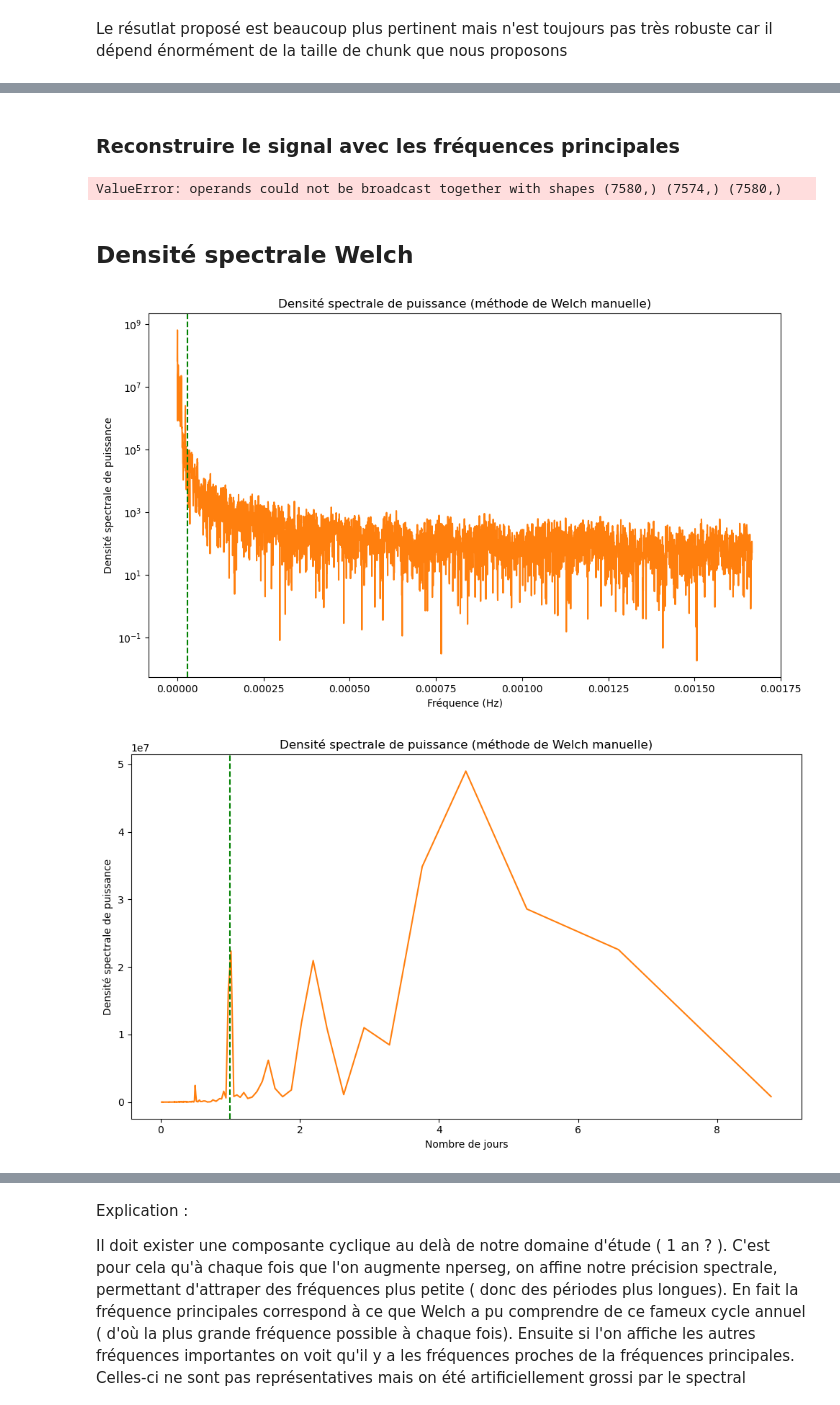
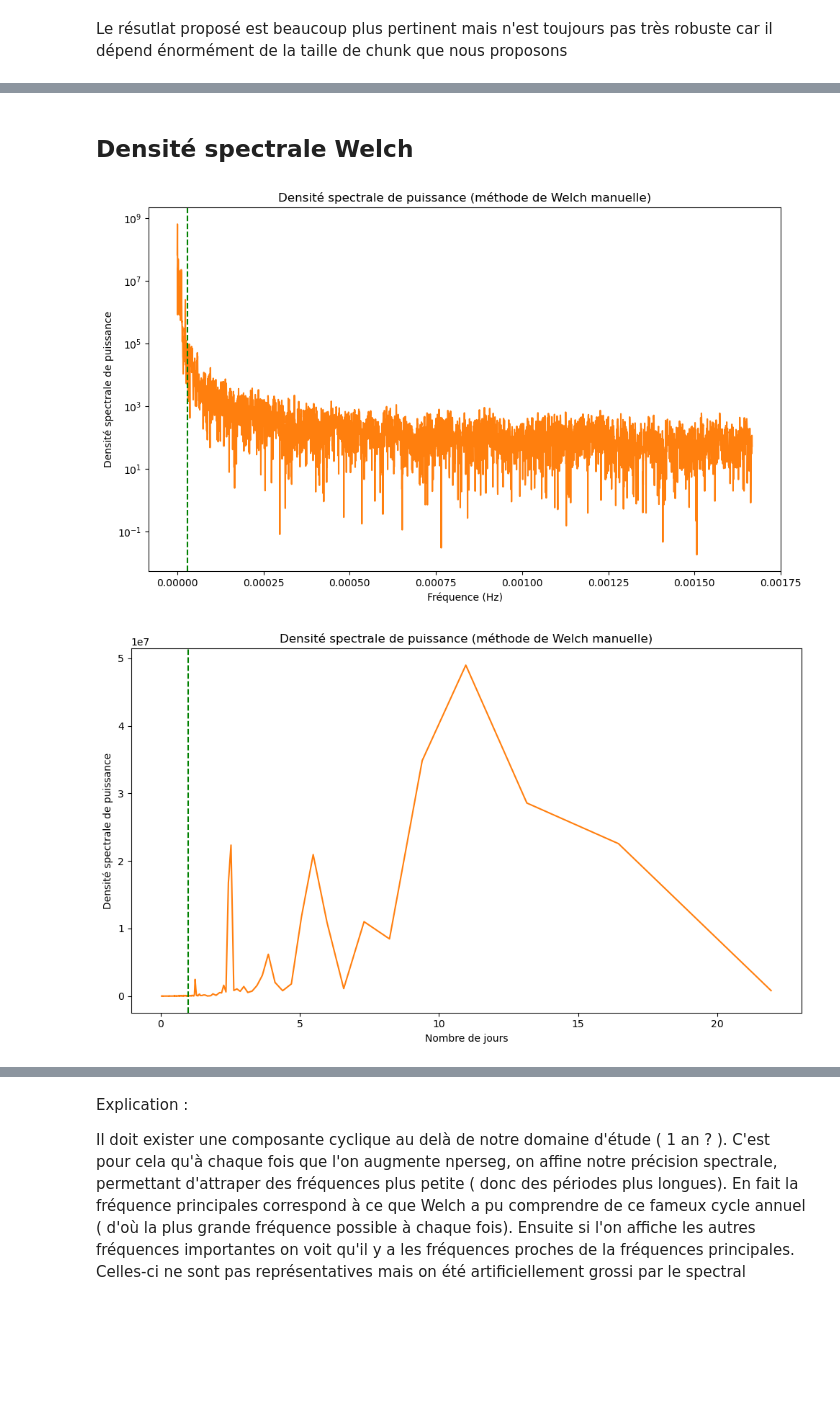
Before and after one commit to PiDchsn/Projet-RI, a Jupyter notebook: Analyse_3.ipynb, the cells around one changed output, grey strips where cells are left out. Drawn from its saved outputs; the diff is of its cells as text; code cells hidden in the pictures; blank space fills up the shorter version.

```diff
--- a/Analyse_3.ipynb
+++ b/Analyse_3.ipynb
@@ -11,7 +15,7 @@ import scipy
 # %% [markdown]
 ## Importation
 # %%
-data_real = pd.read_csv('./data.csv', sep=";")
+data_real = pd.read_csv('./data1.csv', sep=";")
 # %% [markdown]
 ## Affichage
 # %%
@@ -136,30 +120,0 @@ data_clean = data_crop
-# %%
-# Valeur des offset
-data_diff = []
-data_offset = []
-k = 0
-for i in range(0,len(data_clean)-1):
-    data_diff.append(data_clean[i+1]-data_clean[i])
-    if i == offset[k] :
-        data_offset.append(data_clean[i]-data_clean[i-1])
-        if k < len(offset) -1 :
-            k += 1
-    else :
-        data_offset.append(0)
-
-
-# Transformation en série temporelle
-time_serie_diff = pd.Series(data_diff, dtype='float64')
-time_serie_offset = pd.Series(data_offset, dtype='float64')
-
-# Affichage de la série diff
-plt.figure(figsize=(10, 6))
-plt.plot(time_serie_diff, label='Valeur des différences en chaque point')
-plt.legend()
-plt.show()
-
-# Affichage de la série offset
-plt.figure(figsize=(10, 6))
-plt.plot(time_serie_offset, label='Valeur des offset')
-plt.legend()
-plt.show()
@@ -206,4 +127,6 @@ rfft calcule la FFT pour un signal réel, ce qui est plus efficace et donne un r
 np.real : Prend la partie réelle de la FFT, ce qui correspond aux amplitudes des composantes fréquentielles, en éliminant la partie imaginaire.
 
 Dans le graphe, on prend la première moitié des fréquences et des amplitudes, car la seconde moitié (au-delà de la fréquence de Nyquist) est symétrique et n'apporte pas d'information nouvelle pour un signal réel.
+# %%
+data_ajust = data_crop[:,2]
 # %%
@@ -348,26 +305,2 @@ plt.show()
-# %% [markdown]
-### Reconstruire le signal avec les fréquences principales
-# %%
-signal_rec = np.zeros(len(data_ajust))
-peaks, _ = scipy.signal.find_peaks(amplitudes, height=np.mean(amplitudes) * 8)
-for p in peaks :
-    largeur_bande = frequences[p] / 100  # Largeur de bande autour de la fréquence dominante (j'ai testé différentes valeurs)
-    filtre_cyclique = (np.abs(np.fft.rfftfreq(N, T) - frequences[p]) < largeur_bande)[3:]
-
-    # Appliquer le filtre pour isoler la composante cyclique
-    signal_cyclique_fft = signal_fft * filtre_cyclique
-    signal_cyclique = np.fft.irfft(signal_cyclique_fft)
-    signal_rec += signal_cyclique
-
-plt.figure(figsize=(14, 6))
-plt.plot(data_ajust, label="Signal original")
-plt.plot(signal_rec, label="Signal reconstitué ")
-plt.xlabel("Temps")
-plt.ylabel("Amplitude")
-plt.title("Signal et composante cyclique détectée")
-plt.legend()
-plt.show()
-# %% [output]
-ValueError: operands could not be broadcast together with shapes (7580,) (7574,) (7580,)
 # %% [markdown]
 ## Densité spectrale Welch
@@ -421,36 +352,36 @@ def welch_manual(data, fs, nperseg, noverlap=None):
 # %%
  #Paramètres de la méthode de Welch
 nperseg = 8192 # 288
 noverlap = int(nperseg/5)
 fs = 1 / (60*5)
 
 # Estimation de la PSD avec notre implémentation manuelle de Welch
 frequencies_manual, psd_manual = welch_manual(data_ajust, fs, nperseg, noverlap)
 frequencies_auto, psd_auto = welch(data_ajust, fs=fs, nperseg=nperseg , noverlap=noverlap, window="hann", scaling = "density")
 
 # Tracé du résultat
 plt.figure(figsize=(10, 6))
 plt.semilogy(frequencies_manual, psd_manual)
 plt.semilogy(frequencies_auto, np.abs(psd_auto))
 plt.axvline(x=1/(60*24*24), color='green', linestyle='--',label='Cycle diurne')
 plt.title('Densité spectrale de puissance (méthode de Welch manuelle)')
 plt.xlabel('Fréquence (Hz)')
 plt.ylabel('Densité spectrale de puissance')
 plt.tight_layout()
 plt.show()
 
 plt.figure(figsize=(10, 6))
-plt.plot(((1/frequencies_manual[3:len(frequencies_manual)//2])/(60*60*24)), psd_manual[3:len(psd_manual)//2])
-plt.plot(((1/frequencies_auto[3:len(frequencies_auto)//2])/(60*60*24)), np.abs(psd_auto[3:len(psd_auto)//2]))
+plt.plot(freq_to_day(frequencies_manual[3:len(frequencies_manual)//2]), psd_manual[3:len(psd_manual)//2])
+plt.plot(freq_to_day(frequencies_auto[3:len(frequencies_auto)//2]), np.abs(psd_auto[3:len(psd_auto)//2]))
 plt.axvline(x=1, color='green', linestyle='--',label='Cycle diurne')
 plt.title('Densité spectrale de puissance (méthode de Welch manuelle)')
 plt.xlabel('Nombre de jours')
 plt.ylabel('Densité spectrale de puissance')
 plt.tight_layout()
 plt.show()
 # %% [output]
 [figure]
-[figure, old version]
+[figure, new version]
 # %%
 top_3_indices = np.argsort(np.abs(psd_auto))[-20:][::-1]
 
```
Also changed, not shown: parts of 42 cells of this notebook.
